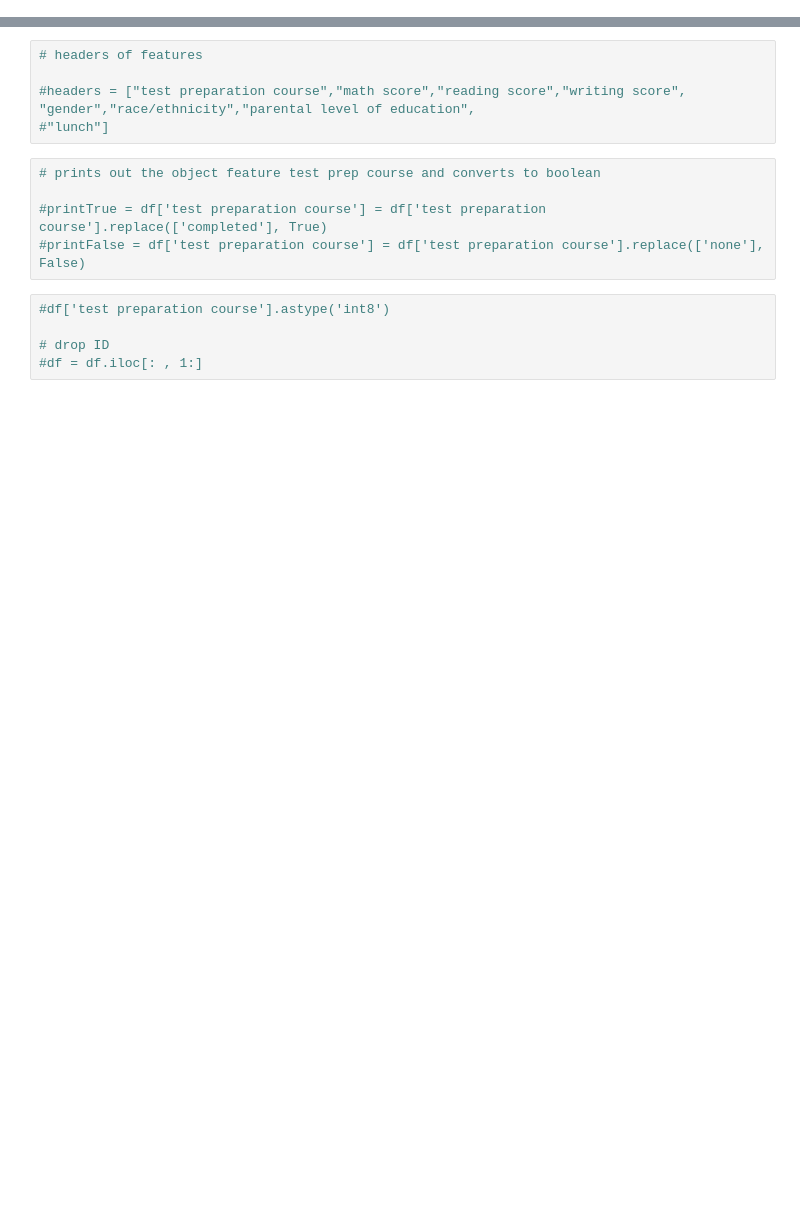
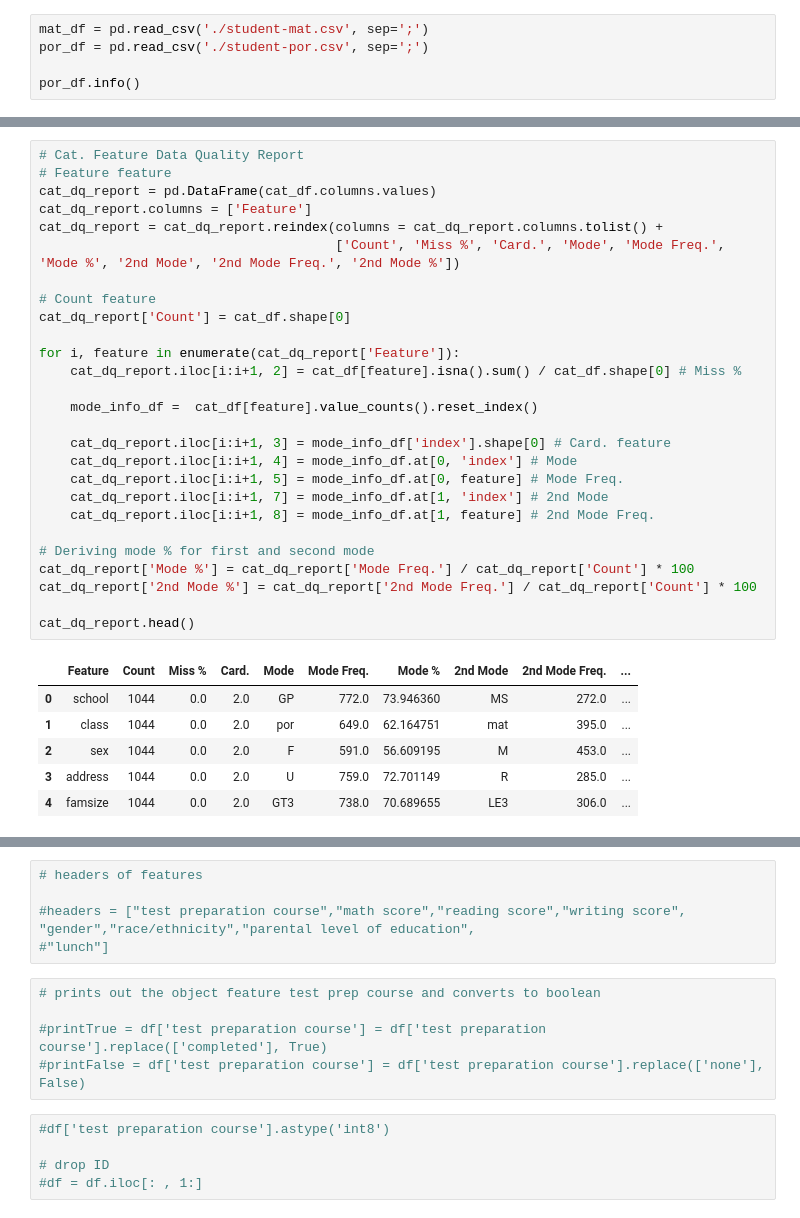
Before and after one commit to razatsutradhar/DS_exam_evaluation, a Jupyter notebook: data/final_project_data.ipynb, the cells around one changed output, grey strips where cells are left out. Cells and saved outputs as stored; diff of their text form; blank space fills up the shorter version.

```diff
--- a/data/final_project_data.ipynb
+++ b/data/final_project_data.ipynb
@@ -31,0 +10,5 @@ memory usage: 489.5 KB
+# %%
+mat_df = pd.read_csv('./student-mat.csv', sep=';')
+por_df = pd.read_csv('./student-por.csv', sep=';')
+
+por_df.info()
@@ -31,0 +67,34 @@ memory usage: 489.5 KB
+# %%
+# Cat. Feature Data Quality Report
+# Feature feature
+cat_dq_report = pd.DataFrame(cat_df.columns.values)
+cat_dq_report.columns = ['Feature']
+cat_dq_report = cat_dq_report.reindex(columns = cat_dq_report.columns.tolist() +
+                                      ['Count', 'Miss %', 'Card.', 'Mode', 'Mode Freq.', 'Mode %', '2nd Mode', '2nd Mode Freq.', '2nd Mode %'])
+
+# Count feature
+cat_dq_report['Count'] = cat_df.shape[0]
+
+for i, feature in enumerate(cat_dq_report['Feature']):
+    cat_dq_report.iloc[i:i+1, 2] = cat_df[feature].isna().sum() / cat_df.shape[0] # Miss %
+
+    mode_info_df =  cat_df[feature].value_counts().reset_index()
+
+    cat_dq_report.iloc[i:i+1, 3] = mode_info_df['index'].shape[0] # Card. feature
+    cat_dq_report.iloc[i:i+1, 4] = mode_info_df.at[0, 'index'] # Mode
+    cat_dq_report.iloc[i:i+1, 5] = mode_info_df.at[0, feature] # Mode Freq.
+    cat_dq_report.iloc[i:i+1, 7] = mode_info_df.at[1, 'index'] # 2nd Mode
+    cat_dq_report.iloc[i:i+1, 8] = mode_info_df.at[1, feature] # 2nd Mode Freq.
+
+# Deriving mode % for first and second mode
+cat_dq_report['Mode %'] = cat_dq_report['Mode Freq.'] / cat_dq_report['Count'] * 100
+cat_dq_report['2nd Mode %'] = cat_dq_report['2nd Mode Freq.'] / cat_dq_report['Count'] * 100
+
+cat_dq_report.head()
+# %% [output]
+|  | Feature | Count | Miss % | Card. | Mode | Mode Freq. | Mode % | 2nd Mode | 2nd Mode Freq. | ... |
+| 0 | school | 1044 | 0.0 | 2.0 | GP | 772.0 | 73.946360 | MS | 272.0 | ... |
+| 1 | class | 1044 | 0.0 | 2.0 | por | 649.0 | 62.164751 | mat | 395.0 | ... |
+| 2 | sex | 1044 | 0.0 | 2.0 | F | 591.0 | 56.609195 | M | 453.0 | ... |
+| 3 | address | 1044 | 0.0 | 2.0 | U | 759.0 | 72.701149 | R | 285.0 | ... |
+| 4 | famsize | 1044 | 0.0 | 2.0 | GT3 | 738.0 | 70.689655 | LE3 | 306.0 | ... |
```
Also changed, not shown: parts of 21 cells of this notebook.
